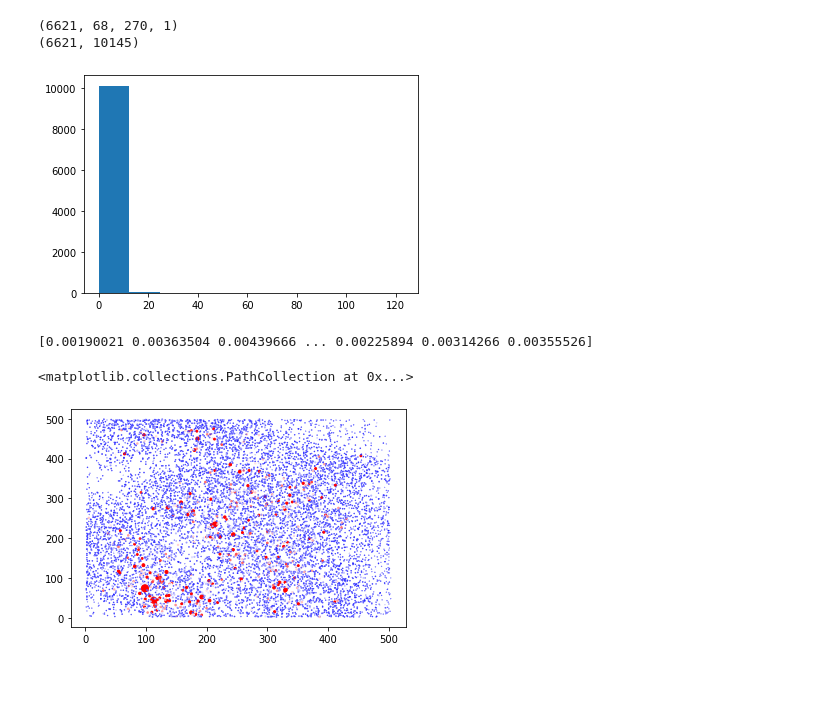
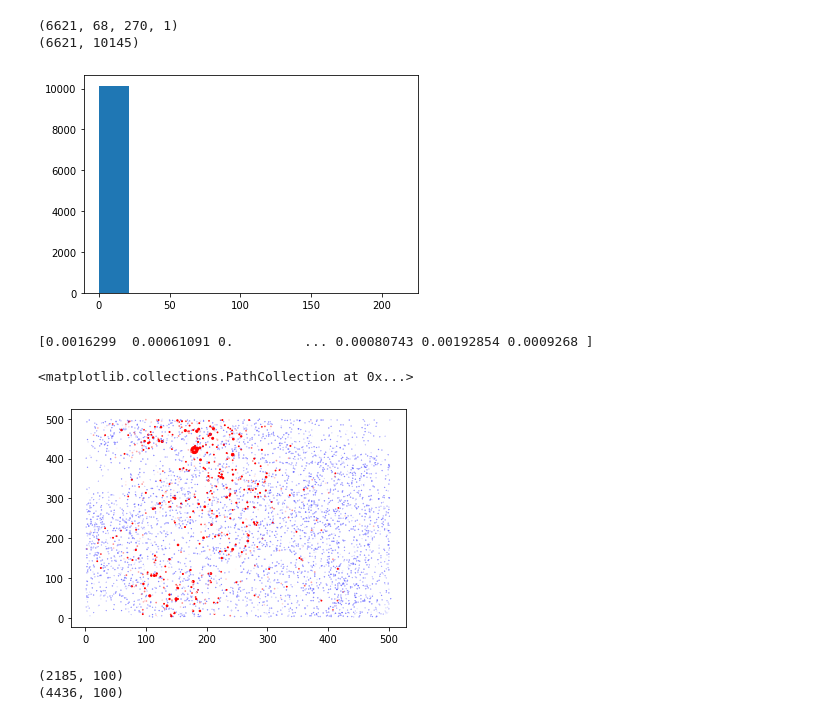
Before and after one commit to mariakesa/CommunicationSubspaces, a Jupyter notebook: SubtractSpont.ipynb, the cells around one changed output. Cells and saved outputs as stored; diff of their text form; code cells hidden in the pictures; blank space fills up the shorter version.

```diff
--- a/SubtractSpont.ipynb
+++ b/SubtractSpont.ipynb
@@ -59,7 +59,7 @@ from sklearn.decomposition import NMF
 
 y_train[y_train<0]=0
 y_test[y_test<0]=0
-nmf=NMF(n_components=10,random_state=77,init='random',l1_ratio=0.5).fit(y_train)
+nmf=NMF(n_components=100,random_state=77,init='random',l1_ratio=0.5).fit(y_train)
 cs=nmf.transform(y_test)
 # %%
 stat = mat['stat']['med']
@@ -67,17 +67,17 @@ ypos = np.array([stat[n][0][0][0] for n in range(len(stat))])
 # (notice the python list comprehension [X(n) for n in range(N)])
 xpos = np.array([stat[n][0][0][1] for n in range(len(stat))])
 # %%
-i=5
+i=86
 css=nmf.components_
 comp= css[i,:]
 plt.hist(comp)
 plt.show()
 comp= comp/np.max(np.abs(comp))
 lam = np.abs(comp)
 print(lam)
-plt.scatter(xpos, ypos, s = 50*lam, c = css[i,:], cmap='bwr',vmin=0,vmax=8)
+plt.scatter(xpos, ypos, s = 50*lam, c = css[i,:], cmap='bwr',vmin=0,vmax=3)
 # %% [output]
-[figure, old version]
+[figure, new version]
-[0.00190021 0.00363504 0.00439666 ... 0.00225894 0.00314266 0.00355526]
+[0.0016299  0.00061091 0.         ... 0.00080743 0.00192854 0.0009268 ]
 <matplotlib.collections.PathCollection at 0x...>
-[figure, old version]
+[figure, new version]
@@ -83,0 +87,6 @@ plt.scatter(xpos, ypos, s = 50*lam, c = css[i,:], cmap='bwr',vmin=0,vmax=8)
+# %%
+print(cs.shape)
+print(y_train.shape)
+# %% [output]
+(2185, 100)
+(4436, 100)
```
Also changed, not shown: parts of 6 cells of this notebook.
